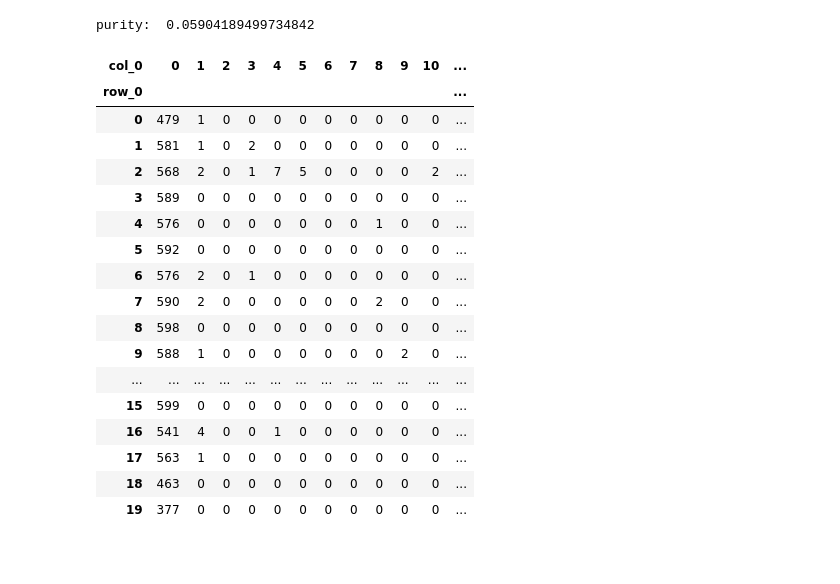
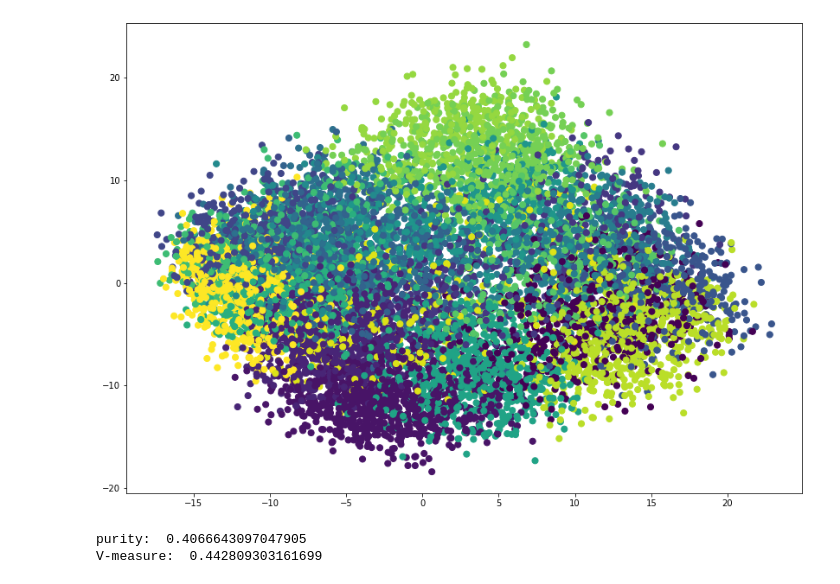
Before and after one commit to yushi1999/data_science, a Jupyter notebook: ex5/report.ipynb, the cells around one changed output. Cells and saved outputs as stored; diff of their text form; code cells hidden in the pictures; blank space fills up the shorter version.

```diff
--- a/ex5/report.ipynb
+++ b/ex5/report.ipynb
@@ -261,32 +144,9 @@ plt.show()
-# %%
-#Cross Tableを作成
-crosstab=pd.crosstab(label,model.labels_)
-#Cross Tableを用いてpurity値を計算
-tmp=.0
-for i in range(len(crosstab.index.values)):
-    tmp+=max(crosstab[:][i])
-purity=tmp/len(df.values)
-print("purity: ",purity)
-# %% [output]
-purity:  0.05904189499734842
-# %%
-crosstab
-# %% [output]
-| col_0 | 0 | 1 | 2 | 3 | 4 | 5 | 6 | 7 | 8 | 9 | 10 | ... |
-| row_0 |  |  |  |  |  |  |  |  |  |  |  | ... |
-| 0 | 479 | 1 | 0 | 0 | 0 | 0 | 0 | 0 | 0 | 0 | 0 | ... |
-| 1 | 581 | 1 | 0 | 2 | 0 | 0 | 0 | 0 | 0 | 0 | 0 | ... |
-| 2 | 568 | 2 | 0 | 1 | 7 | 5 | 0 | 0 | 0 | 0 | 2 | ... |
-| 3 | 589 | 0 | 0 | 0 | 0 | 0 | 0 | 0 | 0 | 0 | 0 | ... |
-| 4 | 576 | 0 | 0 | 0 | 0 | 0 | 0 | 0 | 1 | 0 | 0 | ... |
-| 5 | 592 | 0 | 0 | 0 | 0 | 0 | 0 | 0 | 0 | 0 | 0 | ... |
-| 6 | 576 | 2 | 0 | 1 | 0 | 0 | 0 | 0 | 0 | 0 | 0 | ... |
-| 7 | 590 | 2 | 0 | 0 | 0 | 0 | 0 | 0 | 2 | 0 | 0 | ... |
-| 8 | 598 | 0 | 0 | 0 | 0 | 0 | 0 | 0 | 0 | 0 | 0 | ... |
-| 9 | 588 | 1 | 0 | 0 | 0 | 0 | 0 | 0 | 0 | 2 | 0 | ... |
-| ... | ... | ... | ... | ... | ... | ... | ... | ... | ... | ... | ... | ... |
-| 15 | 599 | 0 | 0 | 0 | 0 | 0 | 0 | 0 | 0 | 0 | 0 | ... |
-| 16 | 541 | 4 | 0 | 0 | 1 | 0 | 0 | 0 | 0 | 0 | 0 | ... |
-| 17 | 563 | 1 | 0 | 0 | 0 | 0 | 0 | 0 | 0 | 0 | 0 | ... |
-| 18 | 463 | 0 | 0 | 0 | 0 | 0 | 0 | 0 | 0 | 0 | 0 | ... |
-| 19 | 377 | 0 | 0 | 0 | 0 | 0 | 0 | 0 | 0 | 0 | 0 | ... |
+# %%
+kmeans2=GaussianMixtureModel(20,transformer2.df)
+kmeans2.plot()
+kmeans2.calc_purity(transformer2.label)
+kmeans2.calc_v_measure(transformer2.label)
+# %% [output]
+[figure, added]
+purity:  0.4066643097047905
+V-measure:  0.442809303161699
```
Also changed, not shown: parts of 27 cells of this notebook.
